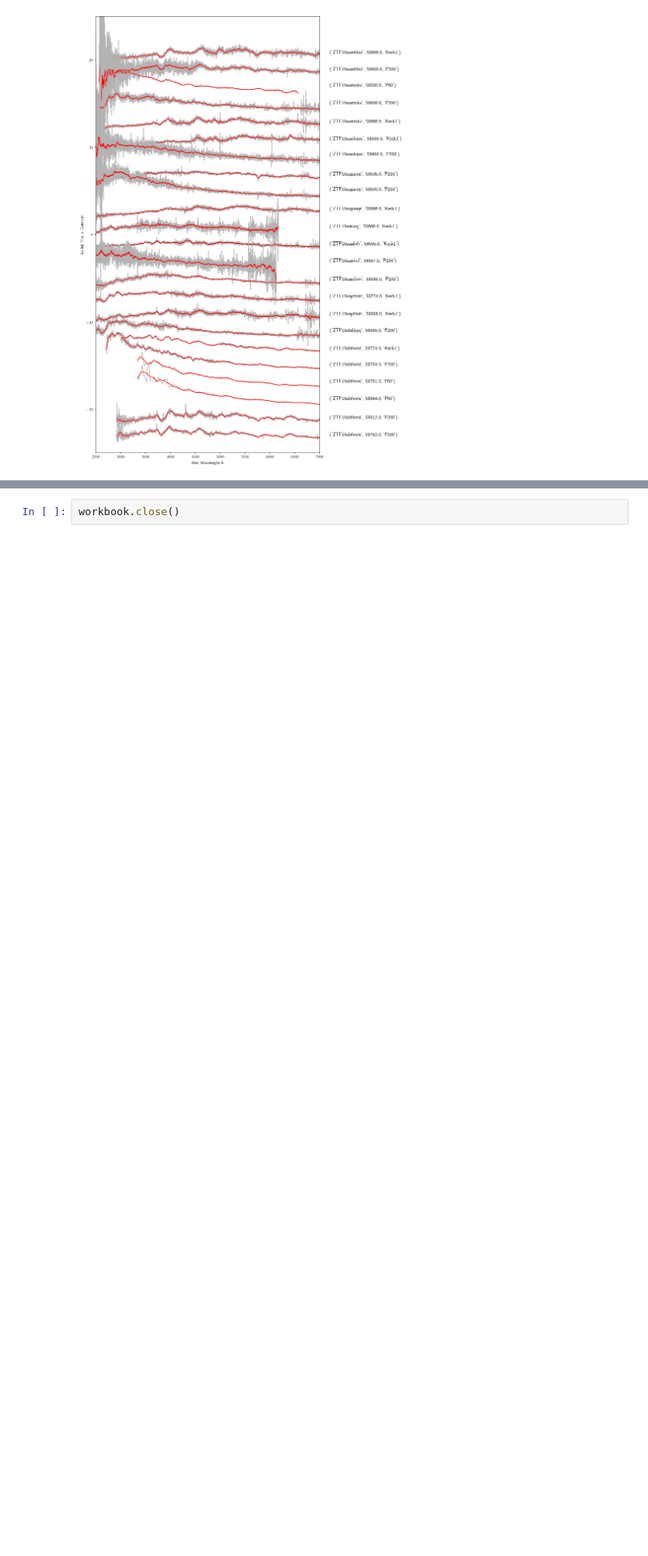
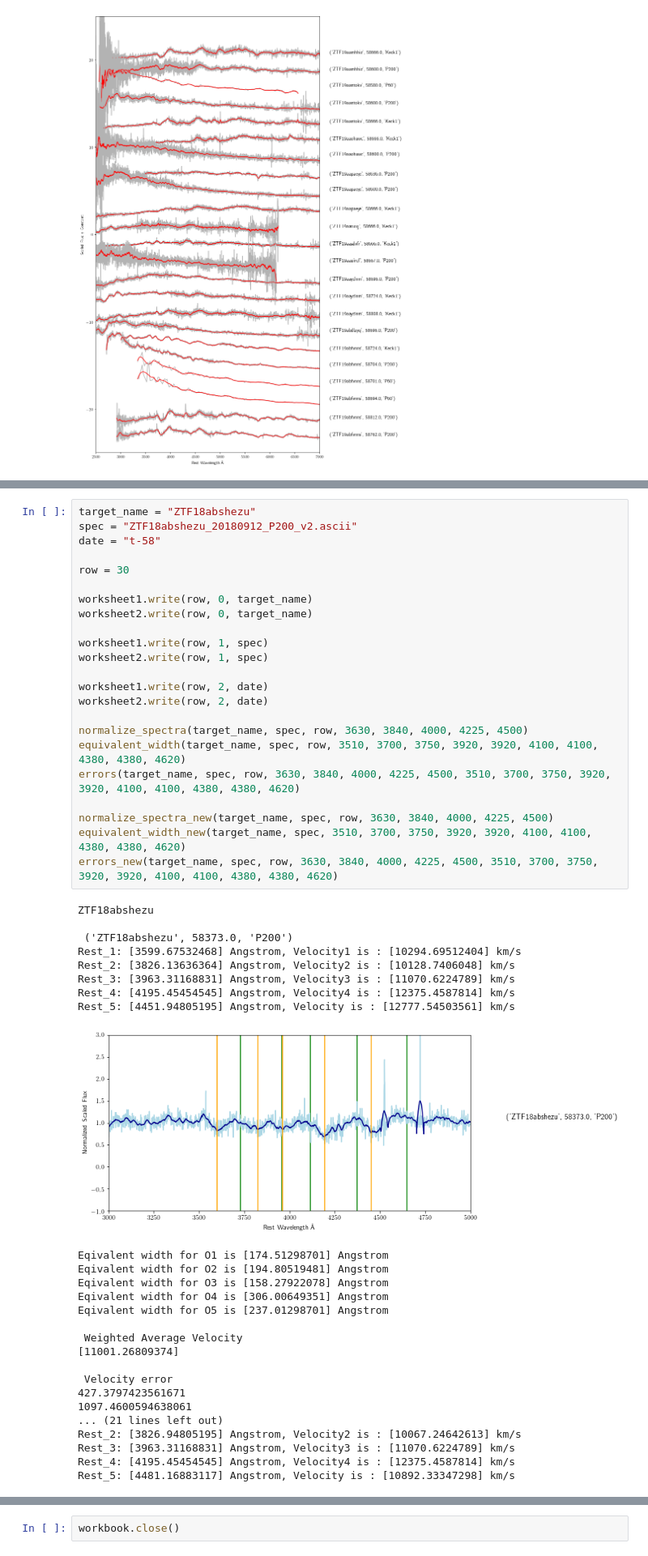
Before and after one commit to Aishwarya113/Superluminous, a Jupyter notebook: download_spectra.ipynb, the cells around one changed output, grey strips where cells are left out. Shown at 81% size. Drawn from its saved outputs; the diff is of its cells as text; blank space fills up the shorter version.

```diff
--- a/download_spectra.ipynb
+++ b/download_spectra.ipynb
@@ -2451,0 +2608,50 @@ Eqivalent width for O5 is [242.82673814] Angstrom
+# %%
+target_name = "ZTF18abshezu"
+spec = "ZTF18abshezu_20180912_P200_v2.ascii"
+date = "t-58"
+
+row = 30
+
+worksheet1.write(row, 0, target_name)
+worksheet2.write(row, 0, target_name)
+
+worksheet1.write(row, 1, spec)
+worksheet2.write(row, 1, spec)
+
+worksheet1.write(row, 2, date)
+worksheet2.write(row, 2, date)
+
+normalize_spectra(target_name, spec, row, 3630, 3840, 4000, 4225, 4500)
+equivalent_width(target_name, spec, row, 3510, 3700, 3750, 3920, 3920, 4100, 4100, 4380, 4380, 4620)
+errors(target_name, spec, row, 3630, 3840, 4000, 4225, 4500, 3510, 3700, 3750, 3920, 3920, 4100, 4100, 4380, 4380, 4620)
+
+normalize_spectra_new(target_name, spec, row, 3630, 3840, 4000, 4225, 4500)
+equivalent_width_new(target_name, spec, 3510, 3700, 3750, 3920, 3920, 4100, 4100, 4380, 4380, 4620)
+errors_new(target_name, spec, row, 3630, 3840, 4000, 4225, 4500, 3510, 3700, 3750, 3920, 3920, 4100, 4100, 4380, 4380, 4620)
+# %% [output]
+ZTF18abshezu
+
+ ('ZTF18abshezu', 58373.0, 'P200')
+Rest_1: [3599.67532468] Angstrom, Velocity1 is : [10294.69512404] km/s
+Rest_2: [3826.13636364] Angstrom, Velocity2 is : [10128.7406048] km/s
+Rest_3: [3963.31168831] Angstrom, Velocity3 is : [11070.6224789] km/s
+Rest_4: [4195.45454545] Angstrom, Velocity4 is : [12375.4587814] km/s
+Rest_5: [4451.94805195] Angstrom, Velocity is : [12777.54503561] km/s
+[figure, added]
+Eqivalent width for O1 is [174.51298701] Angstrom
+Eqivalent width for O2 is [194.80519481] Angstrom
+Eqivalent width for O3 is [158.27922078] Angstrom
+Eqivalent width for O4 is [306.00649351] Angstrom
+Eqivalent width for O5 is [237.01298701] Angstrom
+
+ Weighted Average Velocity
+[11001.26809374]
+
+ Velocity error
+427.3797423561671
+1097.4600594638061
+... (21 lines left out)
+Rest_2: [3826.94805195] Angstrom, Velocity2 is : [10067.24642613] km/s
+Rest_3: [3963.31168831] Angstrom, Velocity3 is : [11070.6224789] km/s
+Rest_4: [4195.45454545] Angstrom, Velocity4 is : [12375.4587814] km/s
+Rest_5: [4481.16883117] Angstrom, Velocity is : [10892.33347298] km/s
```
Also changed, not shown: parts of 17 cells of this notebook.
